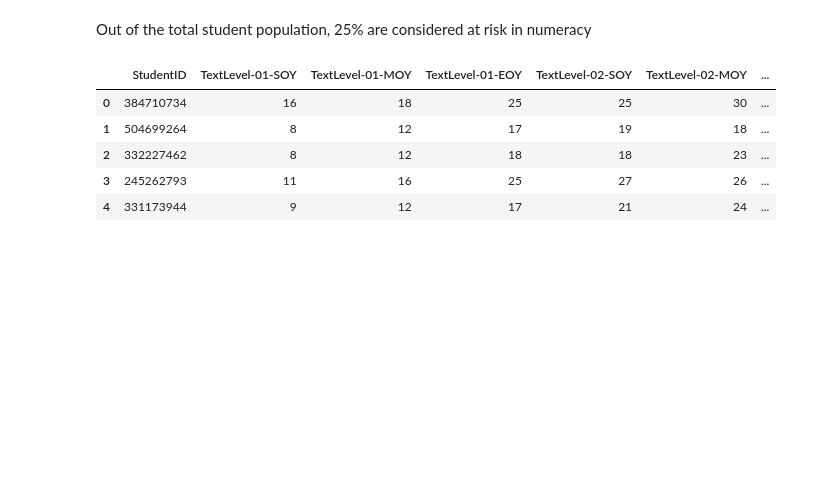
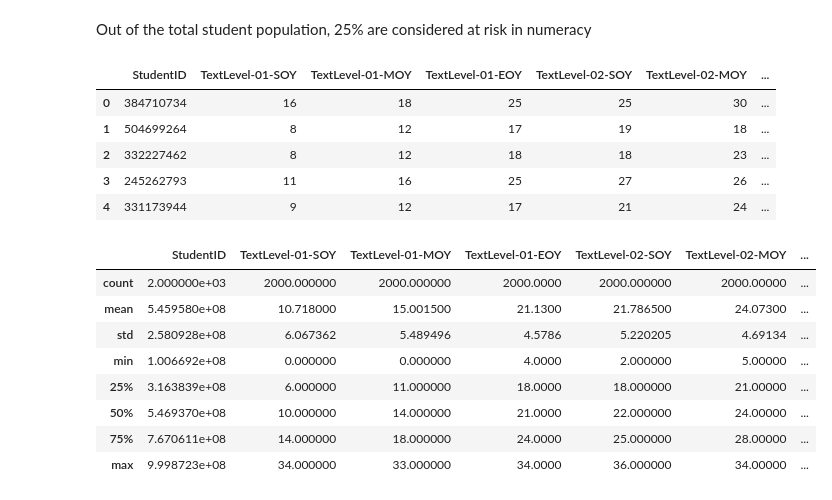
Before and after one commit to anshumbanga/Projects, a Jupyter notebook: LA4_SCHOOL/LA4 Schools Exploratory Data Analysis.ipynb, the cells around one changed output. Cells and saved outputs as stored; diff of their text form; code cells hidden in the pictures; blank space fills up the shorter version.

```diff
--- a/LA4_SCHOOL/LA4 Schools Exploratory Data Analysis.ipynb
+++ b/LA4_SCHOOL/LA4 Schools Exploratory Data Analysis.ipynb
@@ -355,7 +355,7 @@ academics = ['StudentID', 'TextLevel-01-SOY', 'TextLevel-01-MOY', 'TextLevel-01-
        'WritingVocab-01-SOY', 'HRSIW-01-SOY', 'Counting-01', 'Counting-02',
        'Place Value-01', 'Place Value-02', 'Addition and Subtraction-01',
        'Addition and Subtraction-02', 'Multiplication and Division-01',
-       'Multiplication and Division-02','At_Risk_Numeracy','Year_02']
+       'Multiplication and Division-02','Year_02','At_Risk_Numeracy']
 academics = df.loc[:,academics]
 academics.head()
 # %% [output]
@@ -365,3 +365,16 @@ academics.head()
 | 2 | 332227462 | 8 | 12 | 18 | 18 | 23 | ... |
 | 3 | 245262793 | 11 | 16 | 25 | 27 | 26 | ... |
 | 4 | 331173944 | 9 | 12 | 17 | 21 | 24 | ... |
+# %%
+academics.columns
+academics.describe()
+# %% [output]
+|  | StudentID | TextLevel-01-SOY | TextLevel-01-MOY | TextLevel-01-EOY | TextLevel-02-SOY | TextLevel-02-MOY | ... |
+| count | 2.000000e+03 | 2000.000000 | 2000.000000 | 2000.0000 | 2000.000000 | 2000.00000 | ... |
+| mean | 5.459580e+08 | 10.718000 | 15.001500 | 21.1300 | 21.786500 | 24.07300 | ... |
+| std | 2.580928e+08 | 6.067362 | 5.489496 | 4.5786 | 5.220205 | 4.69134 | ... |
+| min | 1.006692e+08 | 0.000000 | 0.000000 | 4.0000 | 2.000000 | 5.00000 | ... |
+| 25% | 3.163839e+08 | 6.000000 | 11.000000 | 18.0000 | 18.000000 | 21.00000 | ... |
+| 50% | 5.469370e+08 | 10.000000 | 14.000000 | 21.0000 | 22.000000 | 24.00000 | ... |
+| 75% | 7.670611e+08 | 14.000000 | 18.000000 | 24.0000 | 25.000000 | 28.00000 | ... |
+| max | 9.998723e+08 | 34.000000 | 33.000000 | 34.0000 | 36.000000 | 34.00000 | ... |
```
Also changed, not shown: parts of 7 cells of this notebook.
